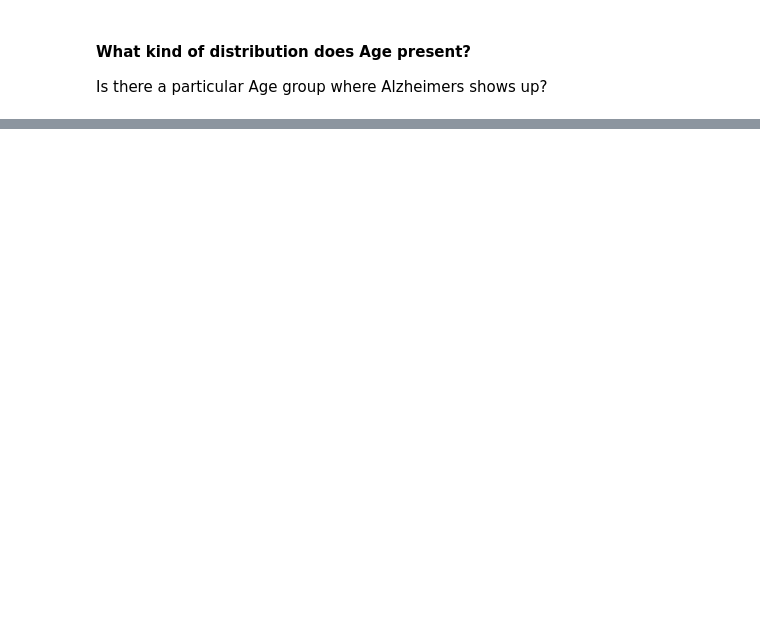
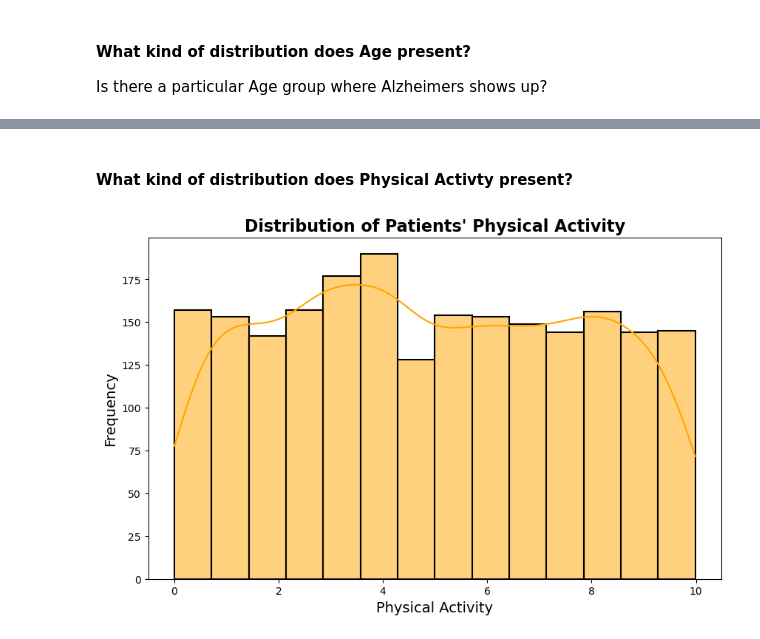
Before and after one commit to sakshirgangurde/MM0001-Operation-Mind-Shield, a Jupyter notebook: submissions/olivia-hinson/olivia_operation_mind_shield.ipynb, the cells around one changed output, grey strips where cells are left out. Saved outputs shown, nothing was run; the diff lists cells and outputs as text; code cells hidden in the pictures; blank space fills up the shorter version.

```diff
--- a/submissions/olivia-hinson/olivia_operation_mind_shield.ipynb
+++ b/submissions/olivia-hinson/olivia_operation_mind_shield.ipynb
@@ -249,0 +329,19 @@ Is there a particular Age group where Alzheimers shows up?
+# %% [markdown]
+#### What kind of distribution does Physical Activty present?
+# %%
+# Create a histogram with KDE (Kernel Density Estimate) for the Age distribution
+plt.figure(figsize=(10, 6))  # Adjust the size of the figure
+# KDE allows us to visaulize the distribution of data in a dataset
+# Shows probability density function (PDF) - similar to histogram except it shows a continuous curve
+sns.histplot(df['PhysicalActivity'], kde=True, color='orange', edgecolor='black', linewidth=1.5)
+
+# Add title and labels with improved formatting
+plt.title('Distribution of Patients\' Physical Activity', fontsize=16, fontweight='bold')
+plt.xlabel('Physical Activity', fontsize=14)
+plt.ylabel('Frequency', fontsize=14)
+
+# Display the plot
+plt.grid(False)
+plt.show()
+# %% [output]
+[figure, added]
```
Also changed, not shown: parts of 29 cells of this notebook.
